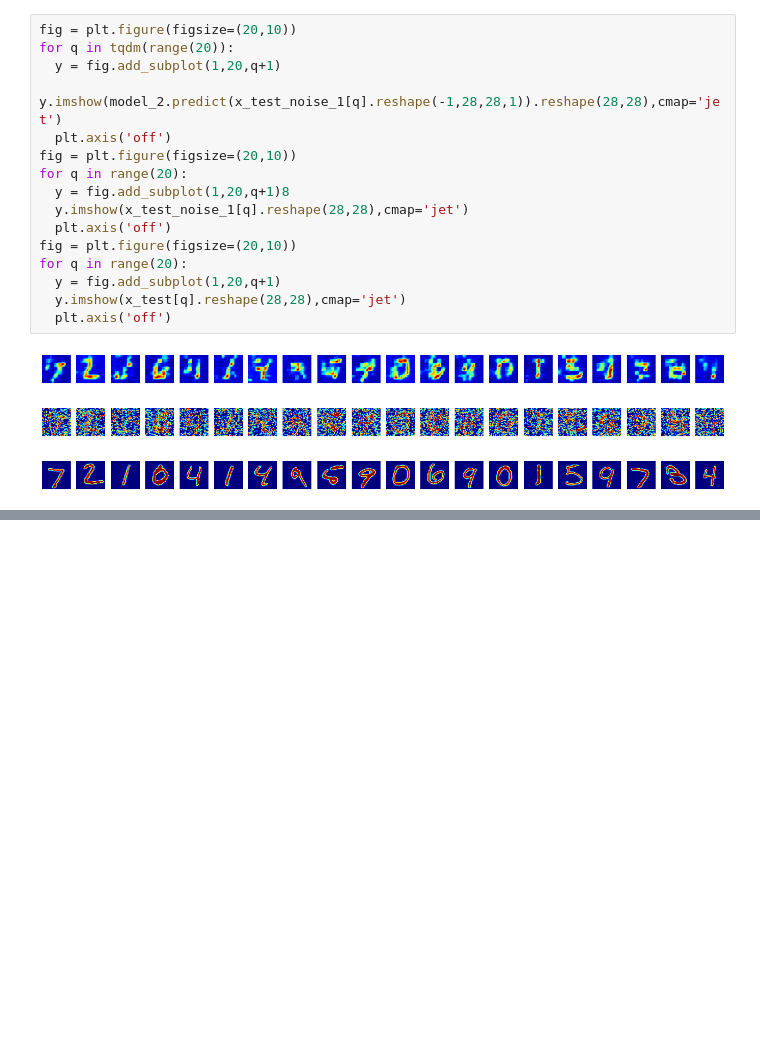
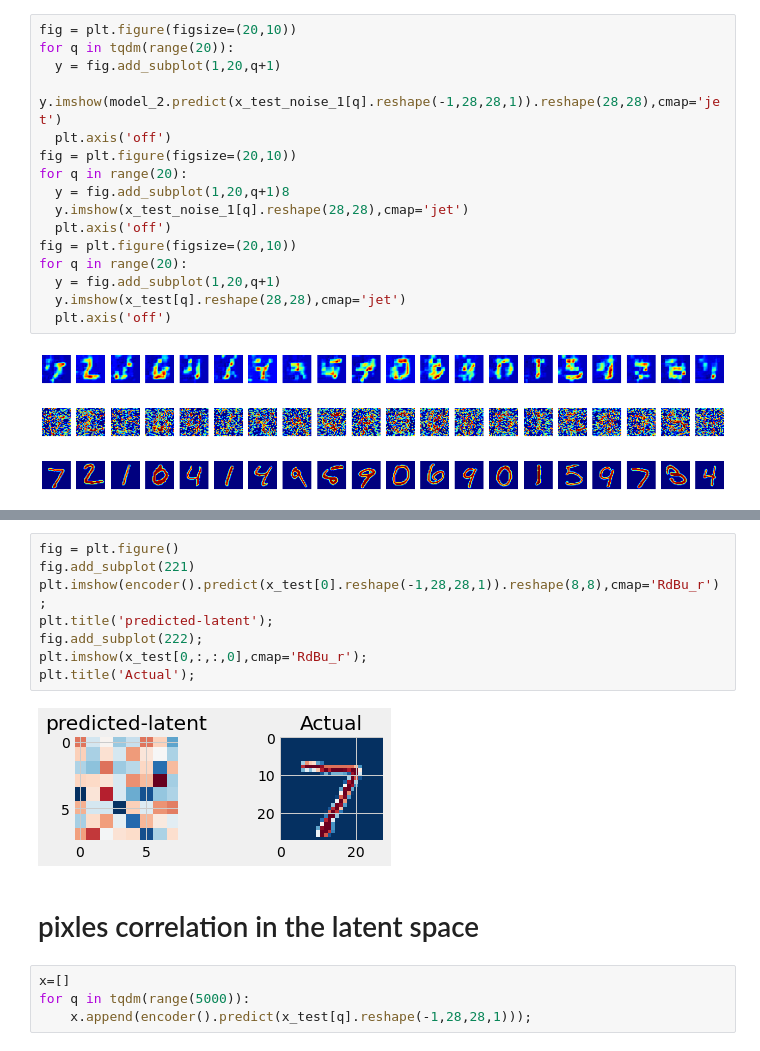
Before and after one commit to AHamamd150/Zewail-city, a Jupyter notebook: CNN_Autoencoders_for_image_denoising.ipynb, the cells around one changed output, grey strips where cells are left out. Drawn from its saved outputs; the diff is of its cells as text; blank space fills up the shorter version.

```diff
--- a/CNN_Autoencoders_for_image_denoising.ipynb
+++ b/CNN_Autoencoders_for_image_denoising.ipynb
@@ -225,0 +311,16 @@ for q in range(20):
+# %%
+fig = plt.figure()
+fig.add_subplot(221)
+plt.imshow(encoder().predict(x_test[0].reshape(-1,28,28,1)).reshape(8,8),cmap='RdBu_r');
+plt.title('predicted-latent');
+fig.add_subplot(222);
+plt.imshow(x_test[0,:,:,0],cmap='RdBu_r');
+plt.title('Actual');
+# %% [output]
+[figure, added]
+# %% [markdown]
+# pixles correlation in the latent space
+# %%
+x=[]
+for q in tqdm(range(5000)):
+    x.append(encoder().predict(x_test[q].reshape(-1,28,28,1)));
```
Also changed, not shown: parts of 8 cells of this notebook.
